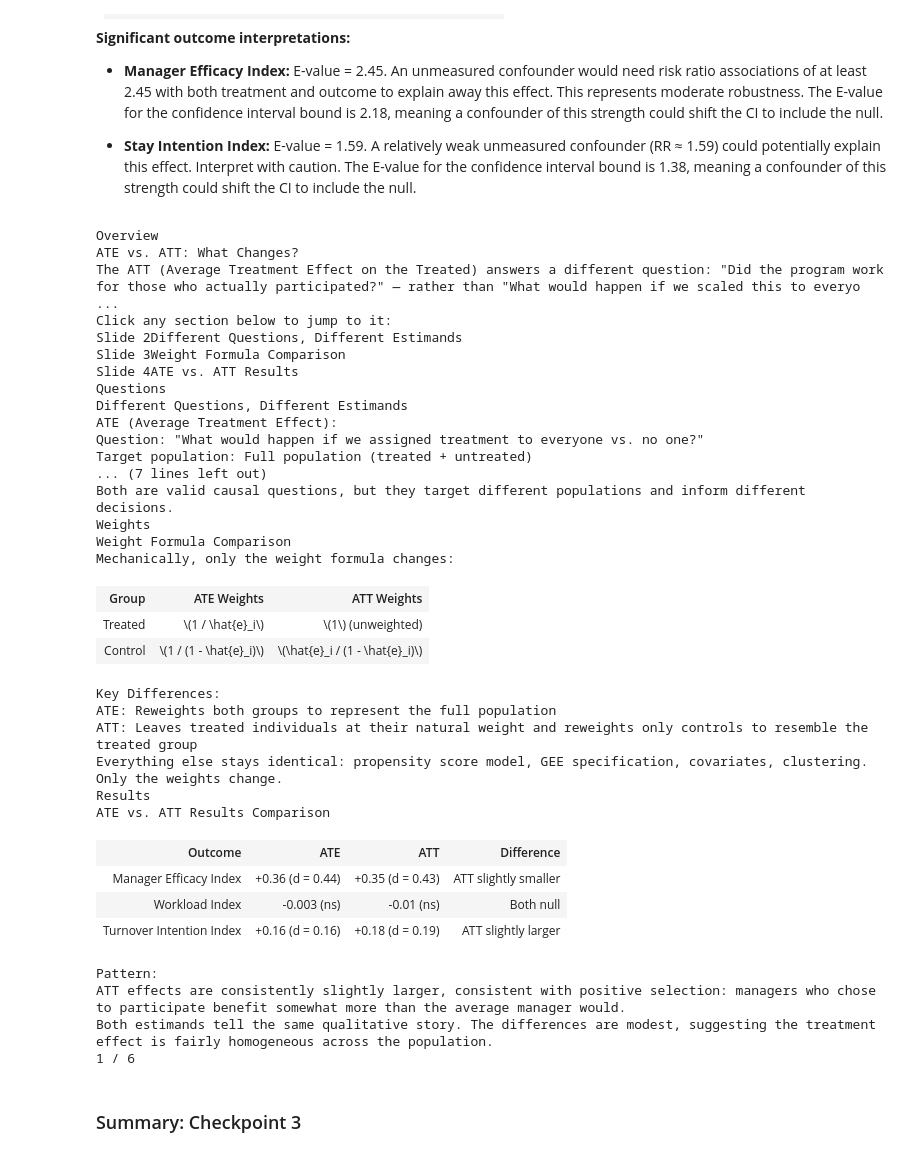
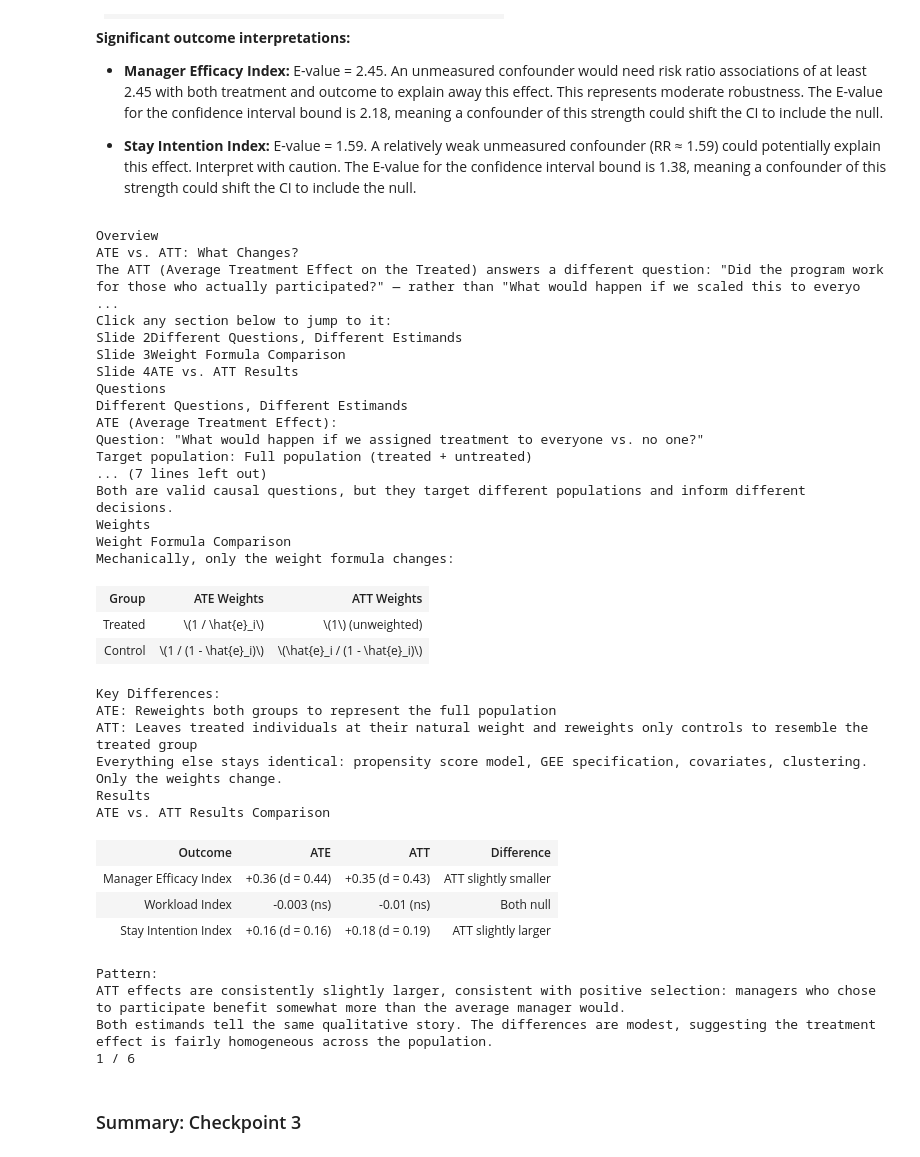
Before and after one commit to mlpost/2026-siop-causal-inference-master-tutorial, a Jupyter notebook: causal_inference_workshop.ipynb, the cells around one changed output. Drawn from its saved outputs; the diff is of its cells as text; code cells hidden in the pictures.

```diff
--- a/causal_inference_workshop.ipynb
+++ b/causal_inference_workshop.ipynb
@@ -236,7 +236,7 @@ HTML(r"""
                 <tr><th>Outcome</th><th>Description</th></tr>
                 <tr><td><strong>Manager Efficacy Index</strong></td><td>Self-assessed confidence in leading and supporting teams through change</td></tr>
                 <tr><td><strong>Workload Index</strong></td><td>Self-assessed perceptions of workload, work-life balance, and well-being</td></tr>
-                <tr><td><strong>Turnover Intention Index</strong></td><td>Self-assessed intention to stay (high score = high stay intention)</td></tr>
+                <tr><td><strong>Stay Intention Index</strong></td><td>Self-assessed intention to stay (higher score = stronger intent to stay)</td></tr>
             </table>
             <div class="tip" style="margin-bottom: 15px;">
                 <strong>Baseline & follow-up available:</strong> Both prior-year (June) and current-year (June) survey scores are available, allowing us to control for pre-existing differences.
@@ -1782,10 +1805,17 @@ HTML(r"""
                 </div>
                 <div class="discussion-a">
                     <ul>
-                        <li><strong>ATE</strong> answers: "What would happen if we assigned training to everyone vs. no one?"</li>
+                        <li><strong>ATE</strong> answers: "What would happen if we <em>mandated</em> training for everyone?"</li>
                         <li><strong>ATT</strong> answers: "What happened for those who self-selected into training?"</li>
-                        <li>Since L&D wants to scale to <em>all managers</em>, we need <strong>ATE</strong> — the population-level effect</li>
-                        <li>ATT would only tell us about self-selected participants, not the broader population</li>
+                        <li><strong>LATE (encouragement)</strong> answers: "What is the effect on those whose participation is swayed by how strongly their org encouraged them?"</li>
+                        <li>The right choice depends on L&amp;D's <em>actual</em> policy plan:
+                            <ul>
+                                <li>If training becomes <strong>mandatory</strong> at scale → <strong>ATE</strong>.</li>
+                                <li>If training stays <strong>voluntary</strong> but is rolled out more broadly → <strong>ATT</strong> (effect for those who self-select in) is often more policy-relevant than ATE (which extrapolates to non-takers).</li>
+                                <li>If the organization wants to know the effect of <em>increased encouragement</em> → <strong>LATE</strong> via IV.</li>
+                            </ul>
+                        </li>
+                        <li>For this workshop we assume mandatory rollout and estimate <strong>ATE</strong>; the later ATT comparison and the IV side-note provide the alternatives.</li>
                     </ul>
                 </div>
             </div>
@@ -2257,7 +2289,7 @@ HTML(r"""
                         <strong>No concerning multicollinearity.</strong>
                     </div>
                     <div class="takeaway-box">
-                        <strong>AUC &lt; 0.7</strong> with ~90% overlap in both directions — treatment and control groups are similar and treatment assignment is quasi-random. Covariates cannot fully predict treatment.
+                        <strong>AUC &lt; 0.7</strong> with ~90% overlap in both directions — observed covariates do not strongly predict treatment. This is a <strong>necessary but not sufficient</strong> condition for valid IPTW adjustment. Unobserved confounding is still possible and is addressed via E-value sensitivity analysis later in the workflow.
                     </div>
                     <div class="takeaway-box">
                         <strong>Moderate imbalance</strong> detected across region, performance categories, organization, and job family. Will be addressed via <strong>IPTW + GEE</strong>.
@@ -2458,7 +2490,7 @@ HTML(r"""
                         <div class="toc-link gee-link" data-slide="7"><span>Slide 8</span>Weighted GEE Model</div>
                         <div class="toc-link discuss-link" data-slide="8"><span>Slide 9</span>💬 Discussion: Why GEE?</div>
                         <div class="toc-link gee-link" data-slide="9"><span>Slide 10</span>Continuous Outcome (Identity Link)</div>
-                        <div class="toc-link gee-link" data-slide="10"><span>Slide 11</span>Double Robustness</div>
+                        <div class="toc-link gee-link" data-slide="10"><span>Slide 11</span>Partial Robustness</div>
                         <div class="toc-link gee-link" data-slide="11"><span>Slide 12</span>Additional Assumptions</div>
                     </div>
                 </div>
@@ -2764,17 +2796,16 @@ HTML(r"""
             <div class="return-toc"><button class="return-btn" data-slide="0">← Return to Overview</button></div>
         </div>
 
-        <!-- Slide 11: Double Robustness -->
+        <!-- Slide 11: Partial Robustness -->
         <div class="slide">
             <span class="tag tag-gee">Model 2: GEE</span>
-            <h2>Protection from Model Misspecification</h2>
-            <p>Including covariates in both the propensity score model and the outcome model provides additional protection. The treatment effect estimate is consistent if <strong>at least one</strong> holds:</p>
-            <ul>
-                <li>The propensity score model \(P(Treatment_i = 1 \mid X_i)\) is correctly specified, <strong>or</strong></li>
-                <li>The outcome model (including \(X_i\)) is correctly specified</li>
-            </ul>
+            <h2>Partial Robustness via Nested Adjustment</h2>
+            <p>Using the same pre-treatment covariates in <em>both</em> the propensity score model and the outcome model provides partial protection against misspecification — if one model is somewhat off, the other often compensates.</p>
             <div class="note">
-                Both models use the same covariates with main-effects-only functional forms — so misspecification of the functional form (e.g., missing interaction terms) could affect both simultaneously. This is a <strong>safeguard, not a guarantee</strong>.
+                <strong>This is <em>not</em> formal double robustness.</strong> Formal double robustness (the estimator is consistent if <em>either</em> the PS or the outcome model is correctly specified) is a property of <strong>AIPW</strong> and <strong>TMLE</strong> estimators, whose score functions are Neyman-orthogonal. Standard IPTW + weighted outcome regression does not carry that guarantee. The <strong>Double Machine Learning</strong> bonus section at the end of this notebook is an example of a formally robust estimator.
+            </div>
+            <div class="note">
+                In either case, both models share the same main-effects-only functional form, so misspecification (e.g., missing interactions) affects both simultaneously. This is a <strong>safeguard, not a guarantee</strong>.
             </div>
             <div class="return-toc"><button class="return-btn" data-slide="0">← Return to Overview</button></div>
         </div>
@@ -4077,7 +4121,7 @@ HTML(r"""
                     <td>Both null</td>
                 </tr>
                 <tr>
-                    <td><strong>Turnover Intention Index</strong></td>
+                    <td><strong>Stay Intention Index</strong></td>
                     <td>+0.16 (d = 0.16)</td>
                     <td>+0.18 (d = 0.19)</td>
                     <td>ATT slightly larger</td>
@@ -4180,34 +4224,34 @@ HTML(r"""
 # %% [output]
 Overview
 ATE vs. ATT: What Changes?
 The ATT (Average Treatment Effect on the Treated) answers a different question: "Did the program work for those who actually participated?" — rather than "What would happen if we scaled this to everyo ...
 Click any section below to jump to it:
 Slide 2Different Questions, Different Estimands
 Slide 3Weight Formula Comparison
 Slide 4ATE vs. ATT Results
 Questions
 Different Questions, Different Estimands
 ATE (Average Treatment Effect):
 Question: "What would happen if we assigned treatment to everyone vs. no one?"
 Target population: Full population (treated + untreated)
 ... (7 lines left out)
 Both are valid causal questions, but they target different populations and inform different decisions.
 Weights
 Weight Formula Comparison
 Mechanically, only the weight formula changes:
 | Group | ATE Weights | ATT Weights |
 | Treated | \(1 / \hat{e}_i\) | \(1\) (unweighted) |
 | Control | \(1 / (1 - \hat{e}_i)\) | \(\hat{e}_i / (1 - \hat{e}_i)\) |
 Key Differences:
 ATE: Reweights both groups to represent the full population
 ATT: Leaves treated individuals at their natural weight and reweights only controls to resemble the treated group
 Everything else stays identical: propensity score model, GEE specification, covariates, clustering. Only the weights change.
 Results
 ATE vs. ATT Results Comparison
 | Outcome | ATE | ATT | Difference |
 | Manager Efficacy Index | +0.36 (d = 0.44) | +0.35 (d = 0.43) | ATT slightly smaller |
 | Workload Index | -0.003 (ns) | -0.01 (ns) | Both null |
-| Turnover Intention Index | +0.16 (d = 0.16) | +0.18 (d = 0.19) | ATT slightly larger |
+| Stay Intention Index | +0.16 (d = 0.16) | +0.18 (d = 0.19) | ATT slightly larger |
 Pattern:
 ATT effects are consistently slightly larger, consistent with positive selection: managers who chose to participate benefit somewhat more than the average manager would.
 Both estimands tell the same qualitative story. The differences are modest, suggesting the treatment effect is fairly homogeneous across the population.
```
Also changed, not shown: parts of 18 cells of this notebook, 8 other files.
